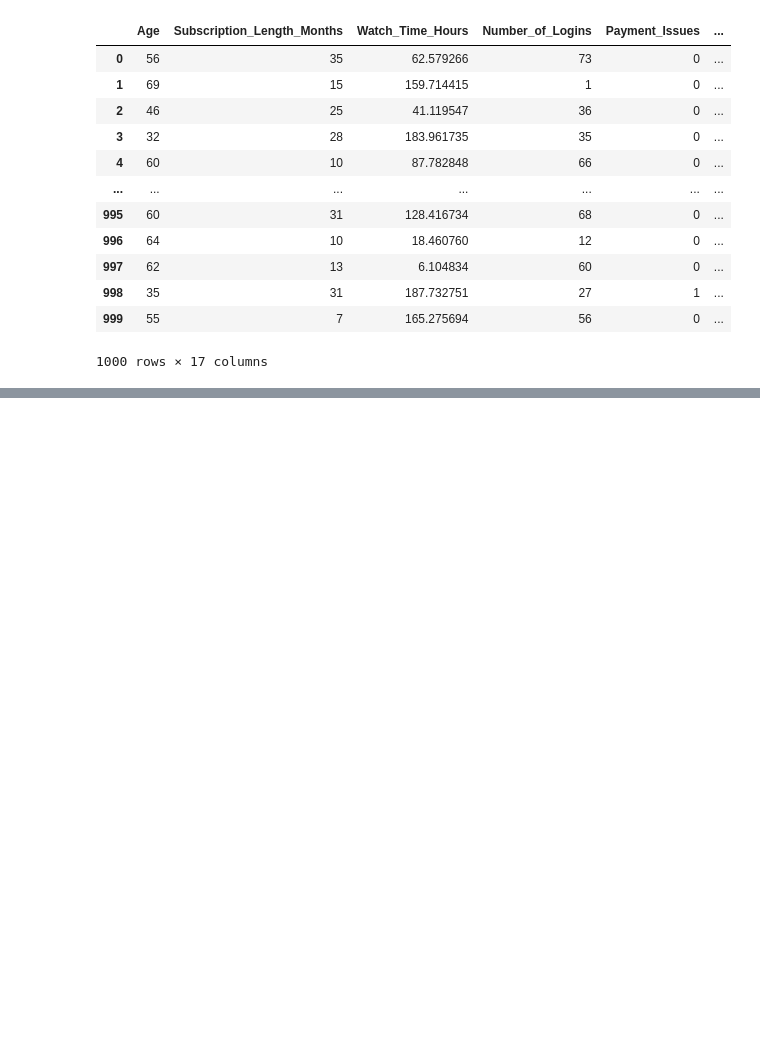
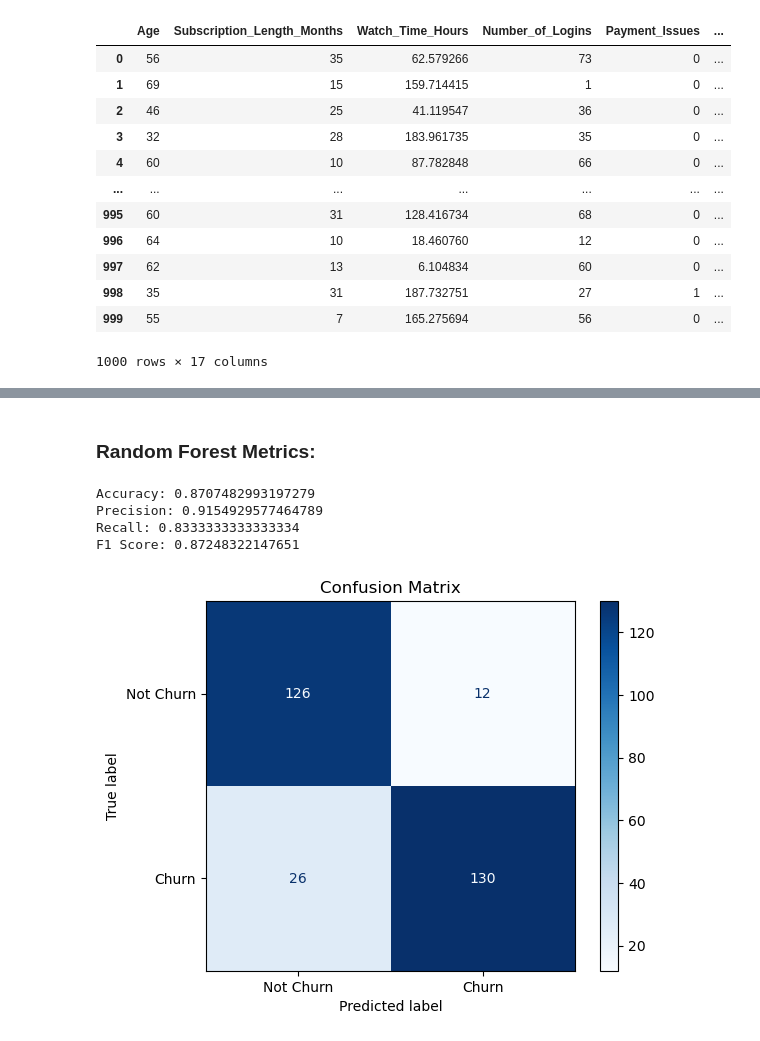
Before and after one commit to mosopedev/A1, a Jupyter notebook: A1.ipynb, the cells around one changed output, grey strips where cells are left out. Cells and saved outputs as stored; diff of their text form; code cells hidden in the pictures; blank space fills up the shorter version.

```diff
--- a/A1.ipynb
+++ b/A1.ipynb
@@ -265,6 +234,6 @@ X_train = sc.fit_transform(X_train)
 X_test = sc.transform(X_test)
 # %%
 # Train Random Forest
-rf_model = RandomForestClassifier(n_estimators=100, random_state=42)
+rf_model = RandomForestClassifier(criterion='entropy', random_state=42)
 rf_model.fit(X_train, y_train)
 rf_pred = rf_model.predict(X_test)
@@ -274,0 +240,26 @@ Random Forest Accuracy: 0.8741496598639455
+# %% [markdown]
+### Random Forest Metrics:
+# %%
+# Calculate evaluation metrics
+accuracy = accuracy_score(y_test, rf_pred)
+precision = precision_score(y_test, rf_pred)
+recall = recall_score(y_test, rf_pred)
+f1 = f1_score(y_test, rf_pred)
+
+print("Accuracy:", accuracy)
+print("Precision:", precision)
+print("Recall:", recall)
+print("F1 Score:", f1)
+
+# Confusion Matrix
+conf_matrix = confusion_matrix(y_test, rf_pred)
+disp = ConfusionMatrixDisplay(conf_matrix, display_labels=['Not Churn', 'Churn'])
+disp.plot(cmap=plt.cm.Blues)
+plt.title("Confusion Matrix")
+plt.show()
+# %% [output]
+Accuracy: 0.8707482993197279
+Precision: 0.9154929577464789
+Recall: 0.8333333333333334
+F1 Score: 0.87248322147651
+[figure, added]
```
Also changed, not shown: parts of 23 cells of this notebook.
